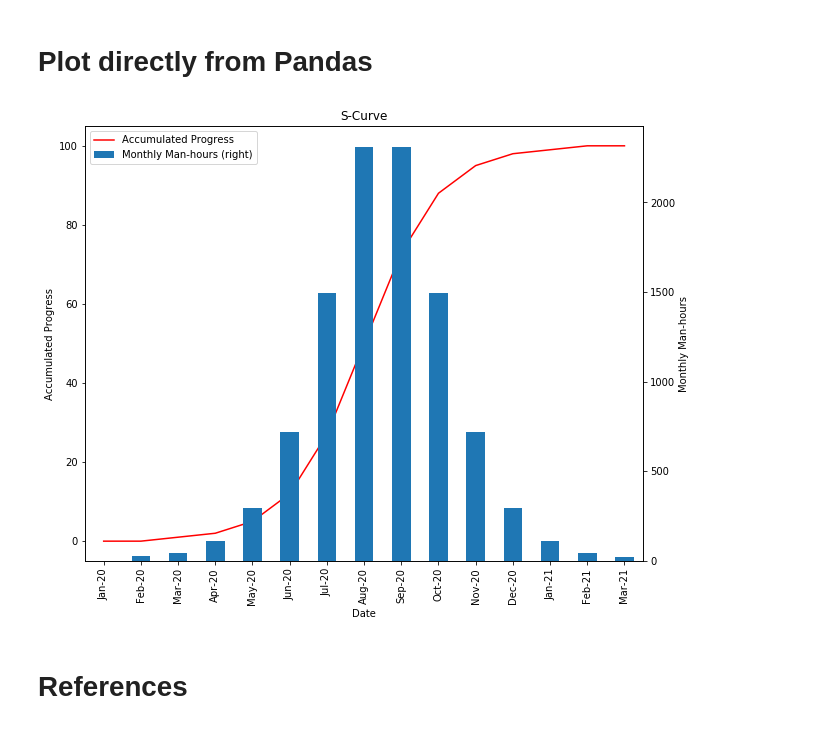
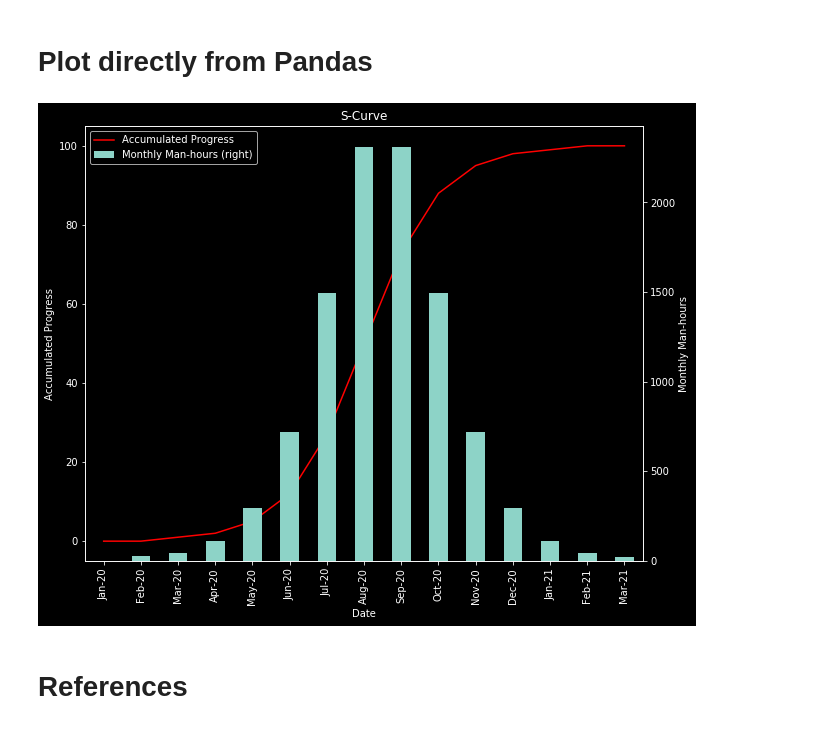
Before and after one commit to nagy-mahran/Matplotlib-Course-T2-TkTalk, a Jupyter notebook: 02_Basic_Concepts.ipynb, the cells around one changed output. Drawn from its saved outputs; the diff is of its cells as text; code cells hidden in the pictures.

```diff
--- a/02_Basic_Concepts.ipynb
+++ b/02_Basic_Concepts.ipynb
@@ -172,13 +180,15 @@ plt.show()
 # %%
 ax = df.plot(x='Date', y='Accumulated%', kind="line", color="red", label="Accumulated Progress",figsize=(10, 8))
 df.plot(x='Date', y='Manpower Hrs', kind="bar", label="Monthly Man-hours", secondary_y=True, ax=ax)
 plt.title('S-Curve')
 plt.xlabel('Duration')
 plt.ylabel('Monthly Man-hours')
 ax.set_ylabel("Accumulated Progress")
 
+plt.style.use('dark_background')
+
 plt.show()
 # %% [output]
-[figure, old version]
+[figure, new version]
 # %% [markdown]
 # References
```
Also changed, not shown: parts of 5 cells of this notebook.
